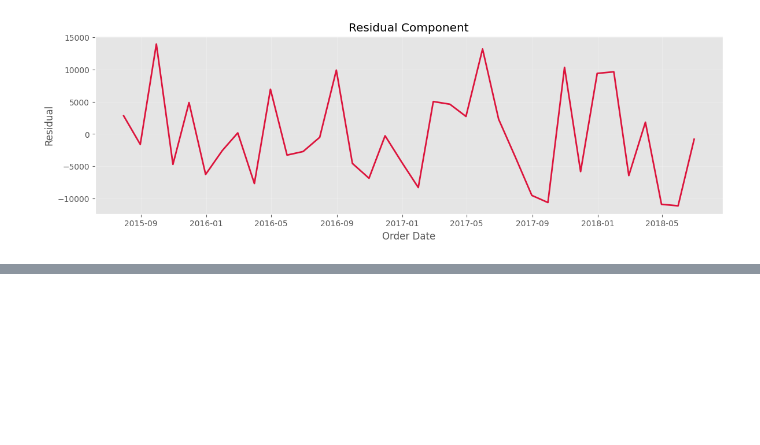
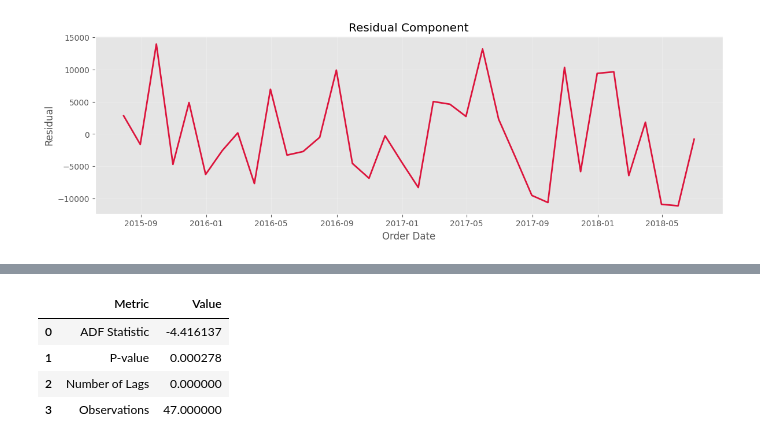
Before and after one commit to krishna-2-005/SalesForecasting_KuchuruSaiKrishnaReddy, a Jupyter notebook: Final_Project_Submission_XYLOFY_AI.ipynb, the cells around one changed output, grey strips where cells are left out. Cells and saved outputs as stored; diff of their text form; code cells hidden in the pictures; blank space fills up the shorter version.

```diff
--- a/Final_Project_Submission_XYLOFY_AI.ipynb
+++ b/Final_Project_Submission_XYLOFY_AI.ipynb
@@ -726,0 +770,14 @@ The residual component represents random fluctuations that remain after removing
+# %%
+from statsmodels.tsa.stattools import adfuller
+
+adf_result = adfuller(monthly_sales)
+
+print("ADF Statistic :", adf_result[0])
+print("P-value       :", adf_result[1])
+print("No. of Lags   :", adf_result[2])
+print("Observations  :", adf_result[3])
+
+print("\nCritical Values")
+
+for key, value in adf_result[4].items():
+    print(f"{key}: {value}")
@@ -726,0 +794,23 @@ The residual component represents random fluctuations that remain after removing
+# %%
+adf_summary = pd.DataFrame({
+    "Metric": [
+        "ADF Statistic",
+        "P-value",
+        "Number of Lags",
+        "Observations"
+    ],
+    "Value": [
+        adf_result[0],
+        adf_result[1],
+        adf_result[2],
+        adf_result[3]
+    ]
+})
+
+adf_summary
+# %% [output]
+|  | Metric | Value |
+| 0 | ADF Statistic | -4.416137 |
+| 1 | P-value | 0.000278 |
+| 2 | Number of Lags | 0.000000 |
+| 3 | Observations | 47.000000 |
```
Also changed, not shown: parts of 13 cells of this notebook.
